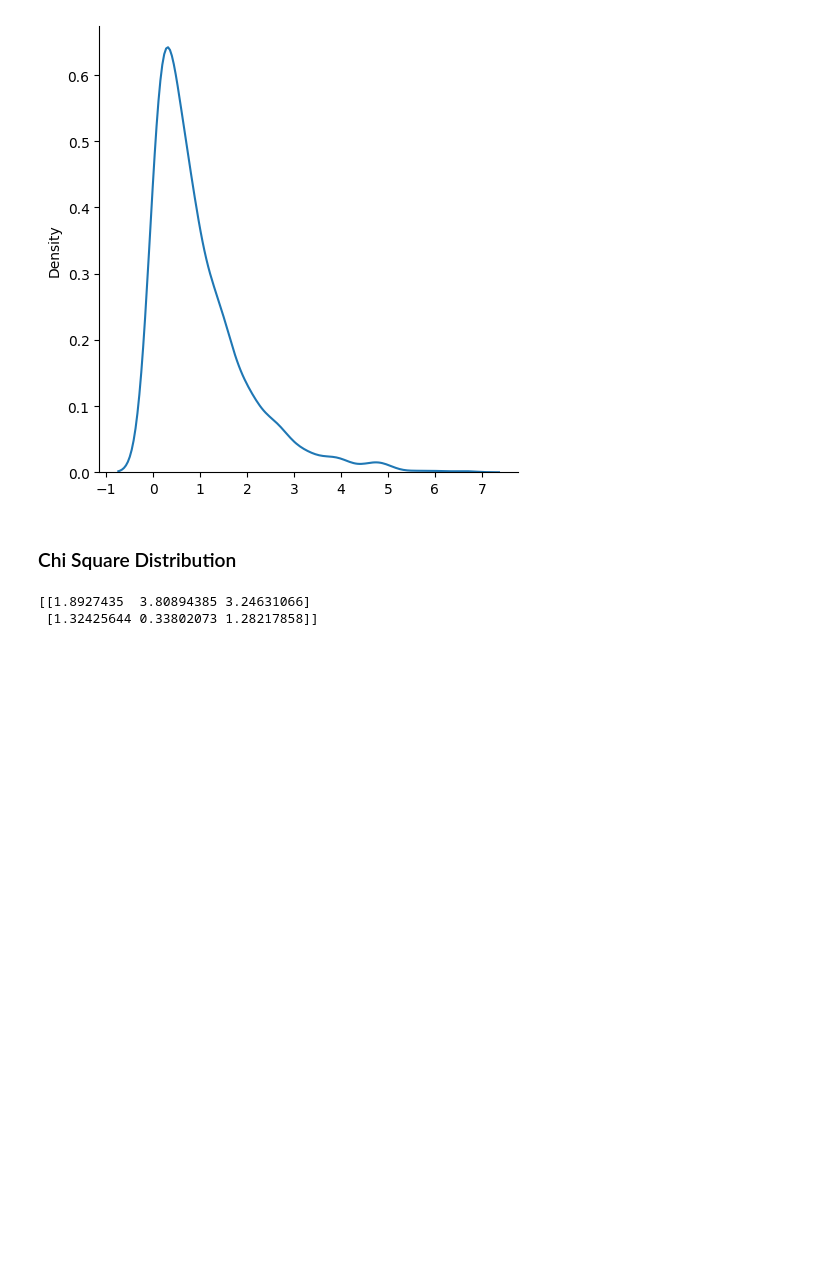
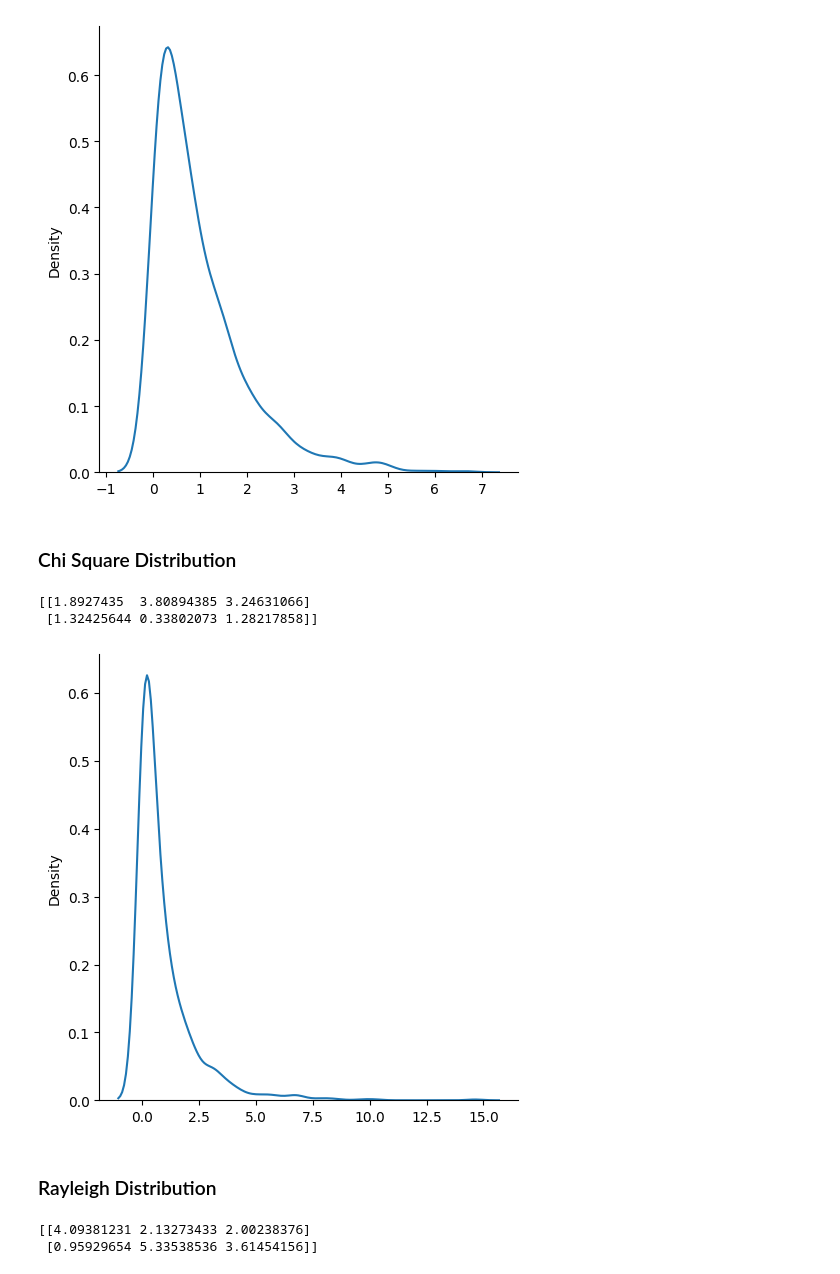
Before and after one commit to MAK8405/NumPyHub, a Jupyter notebook: 1. NumPy Tutorial.ipynb, the cells around one changed output. Cells and saved outputs as stored; diff of their text form; code cells hidden in the pictures; blank space fills up the shorter version.

Commit message:
Finish Chi Square and Rayleigh Distribution

```diff
--- a/1. NumPy Tutorial.ipynb
+++ b/1. NumPy Tutorial.ipynb
@@ -1294,3 +1294,23 @@ print(x)
 # %% [output]
 [[1.8927435  3.80894385 3.24631066]
  [1.32425644 0.33802073 1.28217858]]
+# %%
+from numpy import random
+import matplotlib.pyplot as plt
+import seaborn as sns
+
+sns.displot(random.chisquare(df=1, size=1000), kind="kde")
+
+plt.show()
+# %% [output]
+[figure, added]
+# %% [markdown]
+### Rayleigh Distribution
+# %%
+from numpy import random
+
+x = random.rayleigh(scale=2, size=(2, 3))
+print(x)
+# %% [output]
+[[4.09381231 2.13273433 2.00238376]
+ [0.95929654 5.33538536 3.61454156]]
```
Also changed, not shown: parts of 1 cell of this notebook.
